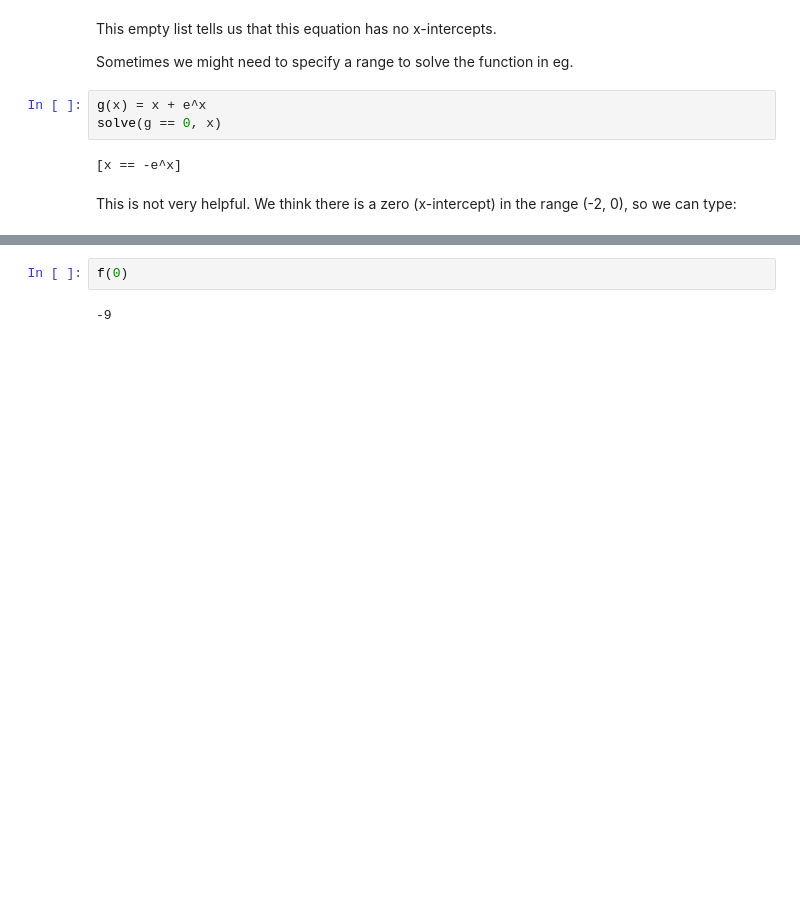
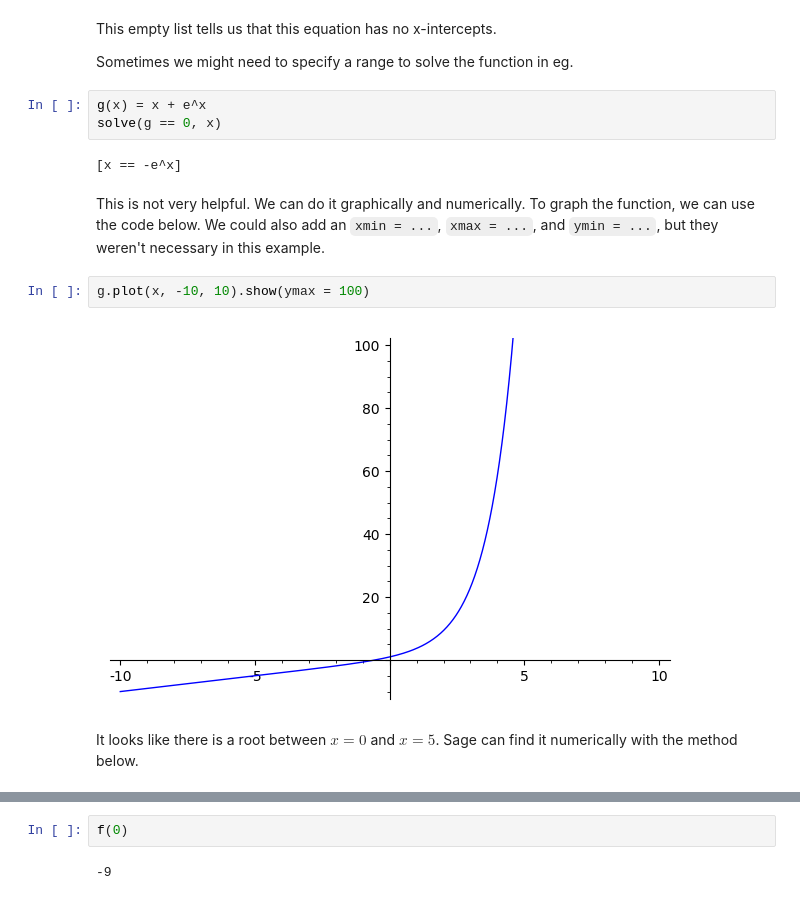
Before and after one commit to MathAtGrace/Calculus-1-Labs, a Jupyter notebook: Lab10.ipynb, the cells around one changed output, grey strips where cells are left out. Saved outputs shown, nothing was run; the diff lists cells and outputs as text; blank space fills up the shorter version.

```diff
--- a/Lab10.ipynb
+++ b/Lab10.ipynb
@@ -18,6 +18,12 @@ g(x) = x + e^x
 solve(g == 0, x)
 # %% [output]
 [x == -e^x]
-# %% [markdown]
-This is not very helpful. We think there is a zero (x-intercept) in the range (-2, 0), so we can type:
+# %% [markdown]
+This is not very helpful. We can do it graphically and numerically.  To graph the function, we can use the code below.  We could also add an `xmin = ...`, `xmax = ...`, and `ymin = ...`, but they weren't necessary in this example.
+# %%
+g.plot(x, -10, 10).show(ymax = 100)
+# %% [output]
+[figure, added]
+# %% [markdown]
+It looks like there is a root between $x=0$ and $x=5$.  Sage can find it numerically with the method below.
 # %%
```
Also changed, not shown: parts of 13 cells of this notebook, 12 other files.
